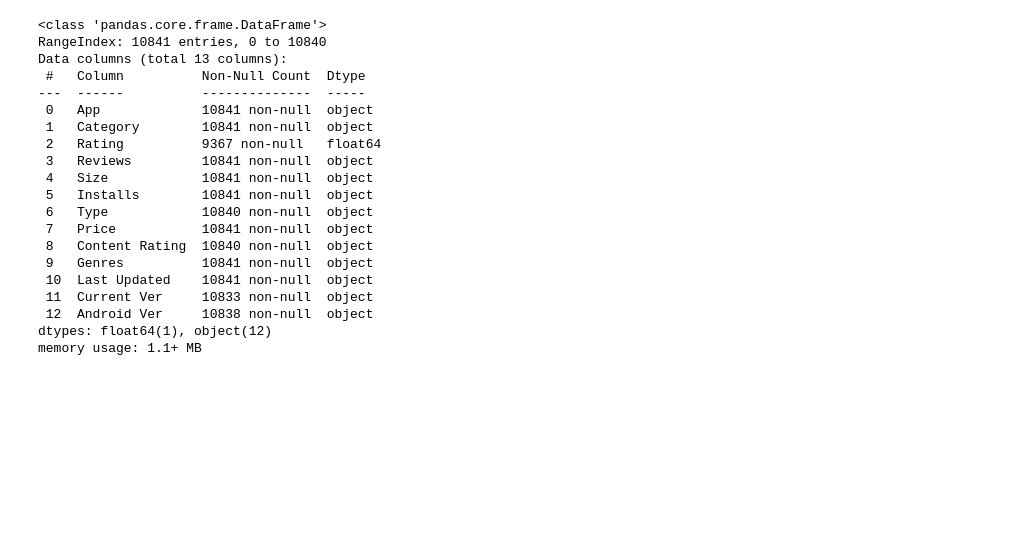
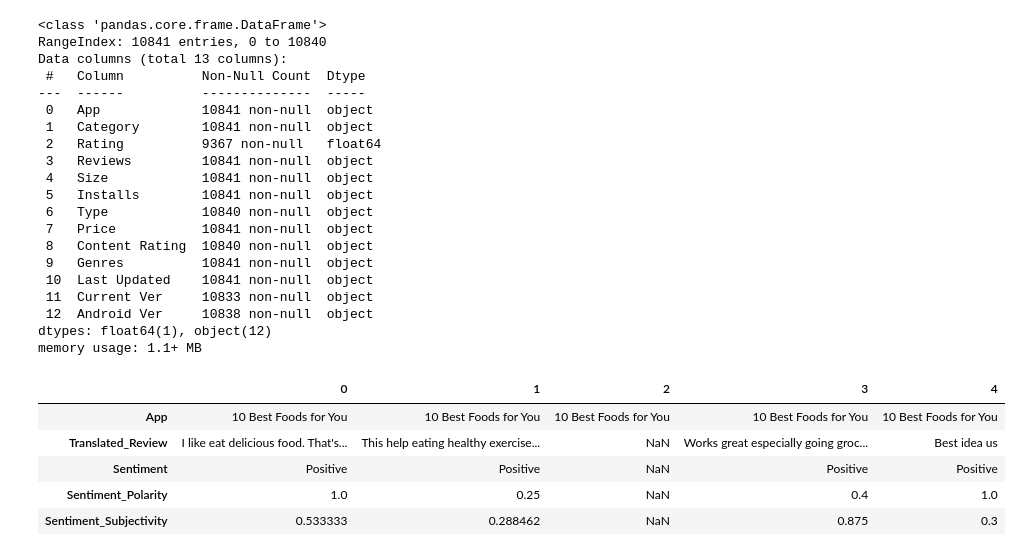
Before and after one commit to manjeetsrivastava/play-store-app-reveiw-analysis, a Jupyter notebook: Copy_of_Play_Store_App_Review_Analysis_Capstone_Project.ipynb, the cells around one changed output. Drawn from its saved outputs; the diff is of its cells as text; code cells hidden in the pictures; blank space fills up the shorter version.

```diff
--- a/Copy_of_Play_Store_App_Review_Analysis_Capstone_Project.ipynb
+++ b/Copy_of_Play_Store_App_Review_Analysis_Capstone_Project.ipynb
@@ -12,6 +12,7 @@ import numpy as np
 import matplotlib.pyplot as plt
 # %%
 df = pd.read_csv("/content/Play Store Data.csv")
+df1 = pd.read_csv('/content/User Reviews.csv')
 # %%
 print(df.shape)
 # %% [output]
@@ -39,3 +62,12 @@ Data columns (total 13 columns):
  12  Android Ver     10838 non-null  object
 dtypes: float64(1), object(12)
 memory usage: 1.1+ MB
+# %%
+df1.head().T
+# %% [output]
+|  | 0 | 1 | 2 | 3 | 4 |
+| App | 10 Best Foods for You | 10 Best Foods for You | 10 Best Foods for You | 10 Best Foods for You | 10 Best Foods for You |
+| Translated_Review | I like eat delicious food. That's... | This help eating healthy exercise... | NaN | Works great especially going groc... | Best idea us |
+| Sentiment | Positive | Positive | NaN | Positive | Positive |
+| Sentiment_Polarity | 1.0 | 0.25 | NaN | 0.4 | 1.0 |
+| Sentiment_Subjectivity | 0.533333 | 0.288462 | NaN | 0.875 | 0.3 |
```
Also changed, not shown: parts of 9 cells of this notebook.
